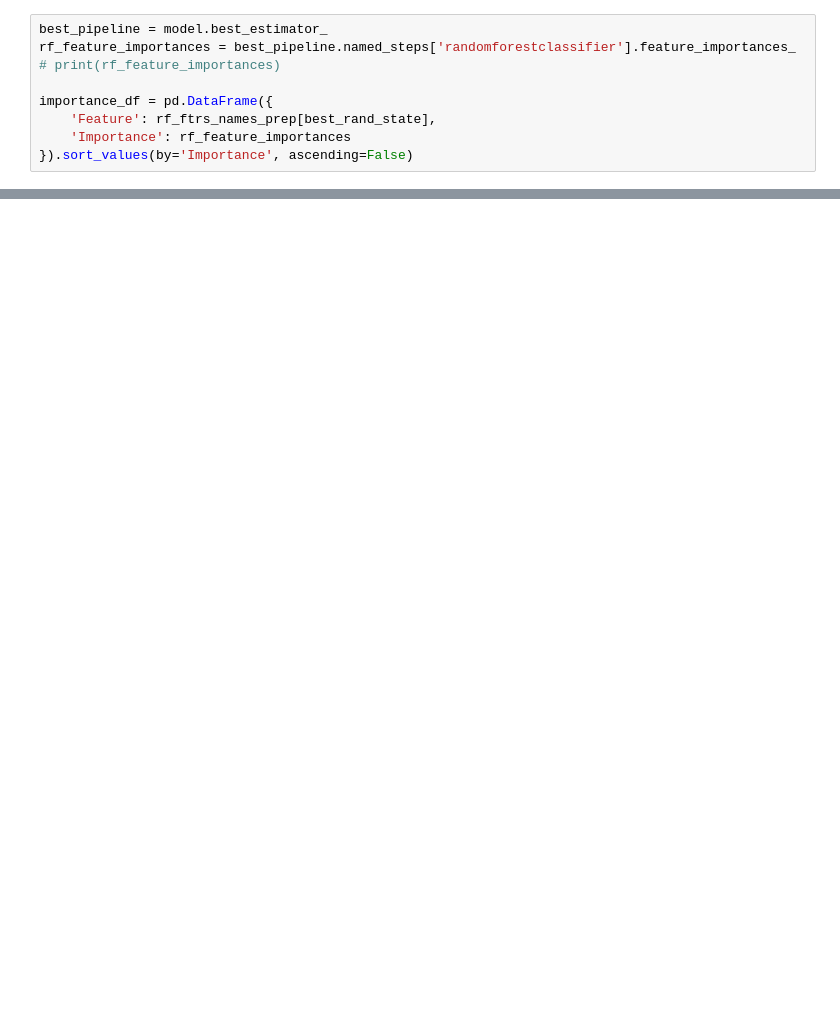
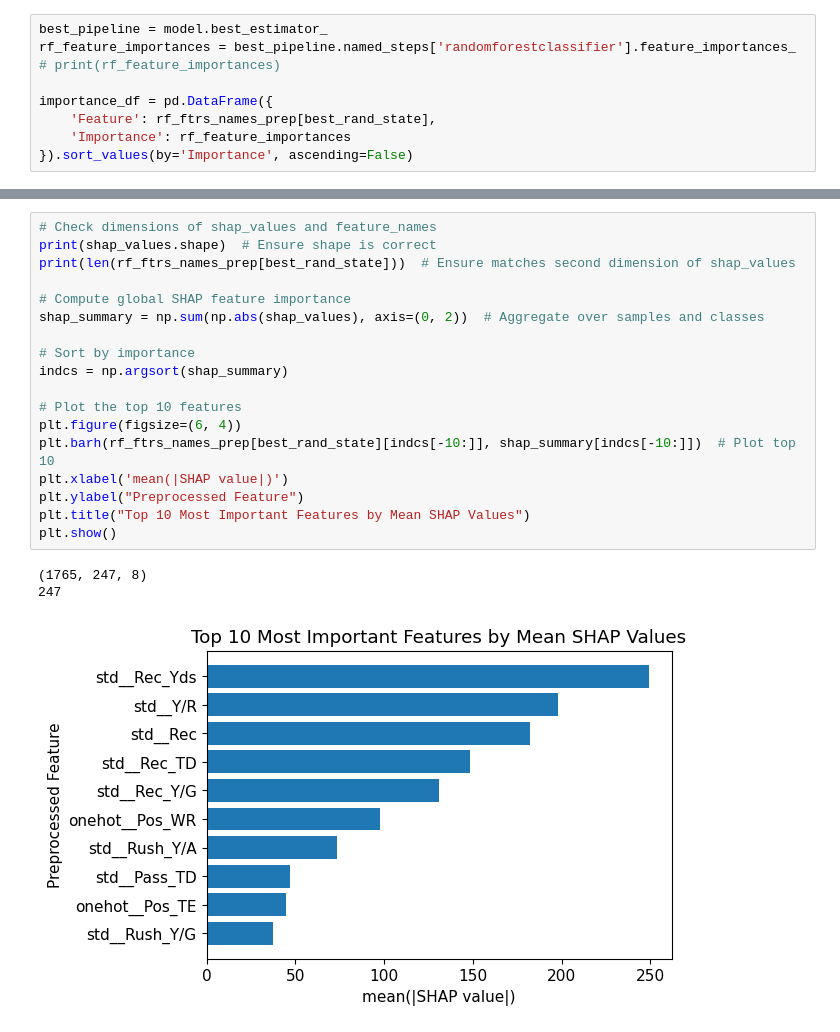
Before and after one commit to ckourkou/DATA-1030-Final-Project, a Jupyter notebook: Draft Round Project.ipynb, the cells around one changed output, grey strips where cells are left out. Saved outputs shown, nothing was run; the diff lists cells and outputs as text; blank space fills up the shorter version.

```diff
--- a/Draft Round Project.ipynb
+++ b/Draft Round Project.ipynb
@@ -1372,0 +1395,22 @@ plt.show()
+# %%
+# Check dimensions of shap_values and feature_names
+print(shap_values.shape)  # Ensure shape is correct
+print(len(rf_ftrs_names_prep[best_rand_state]))  # Ensure matches second dimension of shap_values
+
+# Compute global SHAP feature importance
+shap_summary = np.sum(np.abs(shap_values), axis=(0, 2))  # Aggregate over samples and classes
+
+# Sort by importance
+indcs = np.argsort(shap_summary)
+
+# Plot the top 10 features
+plt.figure(figsize=(6, 4))
+plt.barh(rf_ftrs_names_prep[best_rand_state][indcs[-10:]], shap_summary[indcs[-10:]])  # Plot top 10
+plt.xlabel('mean(|SHAP value|)')
+plt.ylabel("Preprocessed Feature")
+plt.title("Top 10 Most Important Features by Mean SHAP Values")
+plt.show()
+# %% [output]
+(1765, 247, 8)
+247
+[figure, added]
```
Also changed, not shown: parts of 15 cells of this notebook, 1 other file.
